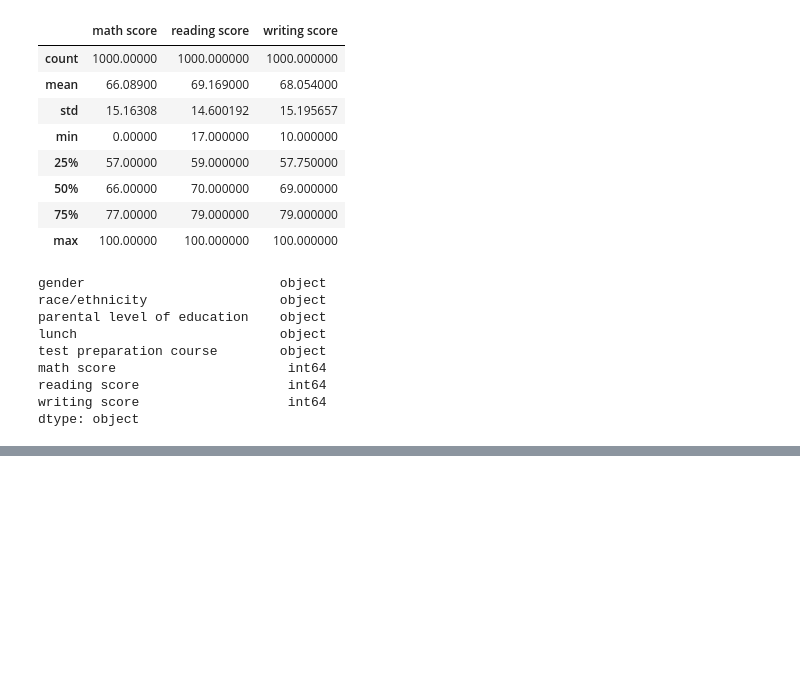
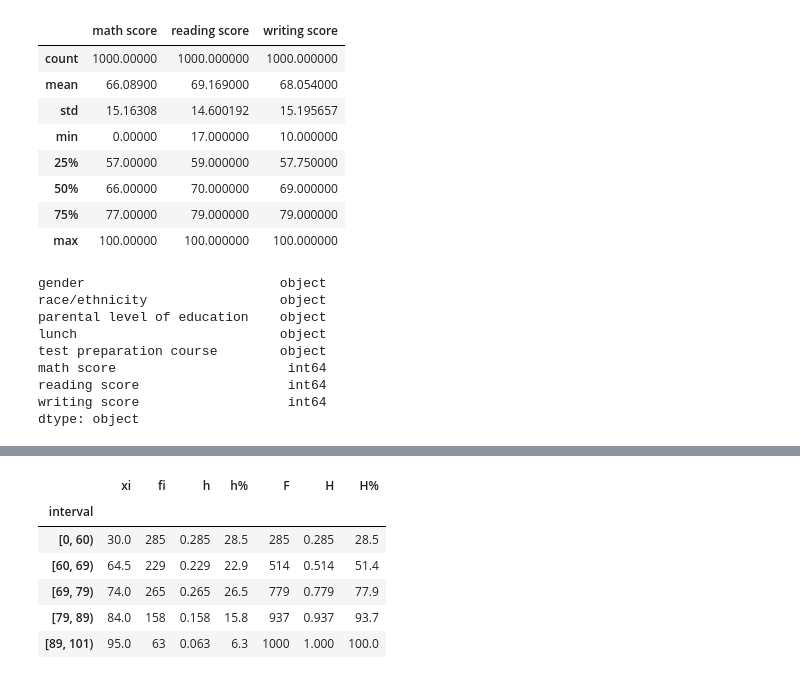
Before and after one commit to bernacode/Learning-DataScience, a Jupyter notebook: 04_proyectos/analisis_estudiantes.ipynb, the cells around one changed output, grey strips where cells are left out. Saved outputs shown, nothing was run; the diff lists cells and outputs as text; code cells hidden in the pictures; blank space fills up the shorter version.

```diff
--- a/04_proyectos/analisis_estudiantes.ipynb
+++ b/04_proyectos/analisis_estudiantes.ipynb
@@ -63,0 +47,45 @@ df_male["percentage"] = df_male["math score"] + df_male["reading score"] + df_ma
+# %%
+# Nota final
+
+students_note = df[["math score", "reading score", "writing score"]].to_numpy()
+note_finale = np.sum(students_note, axis=1) / students_note.shape[1]
+df["note finale"] = pd.Series(note_finale)
+
+# Etiquetas
+note_labels = np.array(["F,D,C,B,A"])
+
+# Limite superior
+note_range = np.array([0,60,69,79,89,101])
+
+
+df["interval"] = pd.cut(
+    df["note finale"],
+    bins = note_range,
+    right=False,
+    include_lowest=True
+)
+
+
+frequency_table = df["interval"].value_counts(sort=False).rename("fi")
+frequency_table = pd.DataFrame(frequency_table)
+fi = frequency_table["fi"].to_numpy()
+h = np.round(fi / np.sum(fi),4)
+
+frequency_table["xi"] = [interval.mid for interval in frequency_table.index]
+frequency_table["h"] = h
+frequency_table["h%"] = h * 100
+frequency_table["F"] = np.cumsum(fi)
+frequency_table["H"] = np.cumsum(h)
+frequency_table["H%"] = np.cumsum(frequency_table["h%"].to_numpy())
+
+frequency_table = frequency_table.reindex(columns=["xi","fi","h","h%", "F", "H", "H%"])
+
+frequency_table
+# %% [output]
+|  | xi | fi | h | h% | F | H | H% |
+| interval |  |  |  |  |  |  |  |
+| [0, 60) | 30.0 | 285 | 0.285 | 28.5 | 285 | 0.285 | 28.5 |
+| [60, 69) | 64.5 | 229 | 0.229 | 22.9 | 514 | 0.514 | 51.4 |
+| [69, 79) | 74.0 | 265 | 0.265 | 26.5 | 779 | 0.779 | 77.9 |
+| [79, 89) | 84.0 | 158 | 0.158 | 15.8 | 937 | 0.937 | 93.7 |
+| [89, 101) | 95.0 | 63 | 0.063 | 6.3 | 1000 | 1.000 | 100.0 |
```
Also changed, not shown: parts of 5 cells of this notebook.
